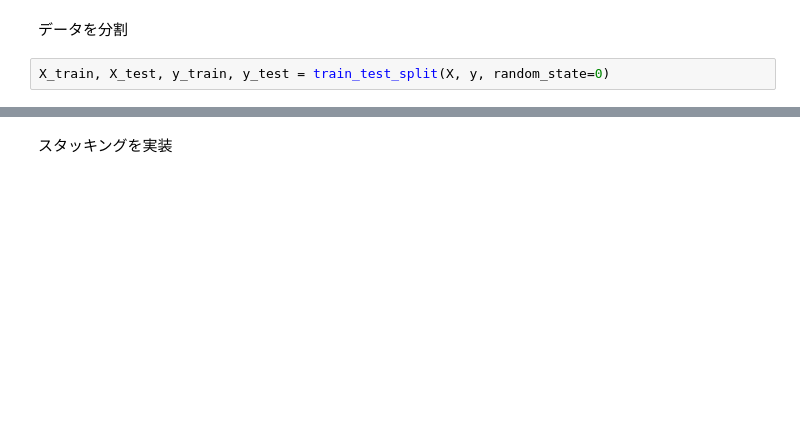
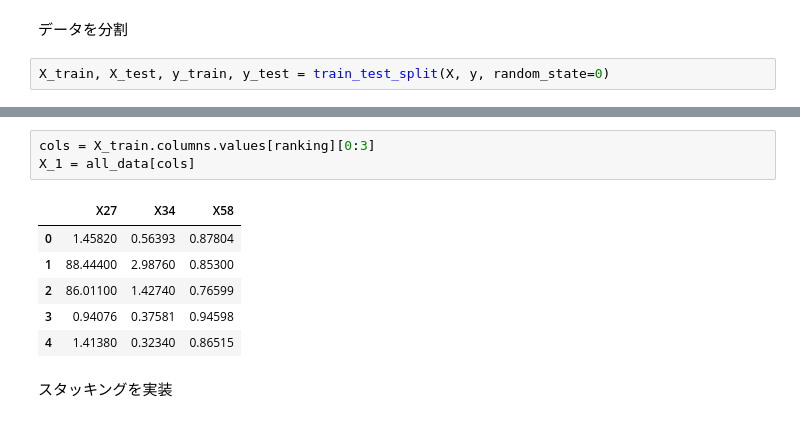
Before and after one commit to wakachii/team_competition, a Jupyter notebook: code.ipynb, the cells around one changed output, grey strips where cells are left out. Saved outputs shown, nothing was run; the diff lists cells and outputs as text; blank space fills up the shorter version.

```diff
--- a/code.ipynb
+++ b/code.ipynb
@@ -164,2 +199,12 @@ Training done using Random Forest
+# %%
+cols = X_train.columns.values[ranking][0:3]
+X_1 = all_data[cols]
+# %% [output]
+|  | X27 | X34 | X58 |
+| 0 | 1.45820 | 0.56393 | 0.87804 |
+| 1 | 88.44400 | 2.98760 | 0.85300 |
+| 2 | 86.01100 | 1.42740 | 0.76599 |
+| 3 | 0.94076 | 0.37581 | 0.94598 |
+| 4 | 1.41380 | 0.32340 | 0.86515 |
 # %% [markdown]
 スタッキングを実装
```
Also changed, not shown: parts of 11 cells of this notebook, 1 other file.
